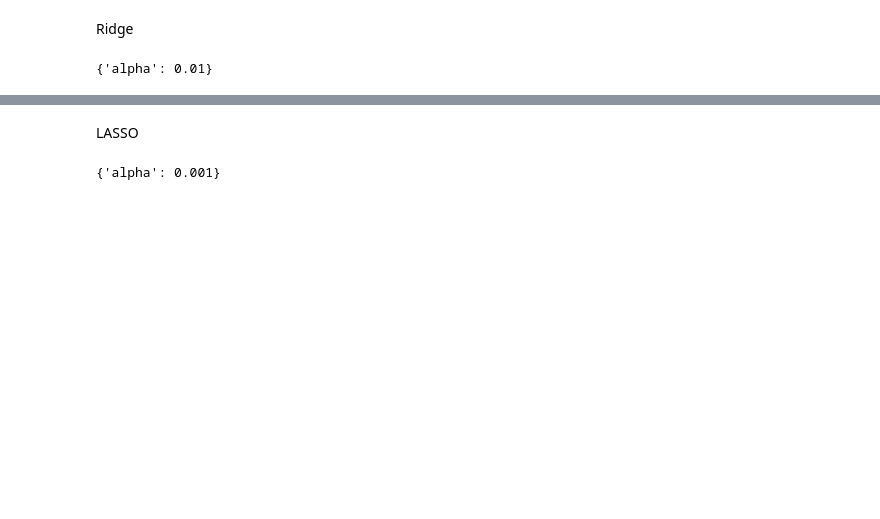
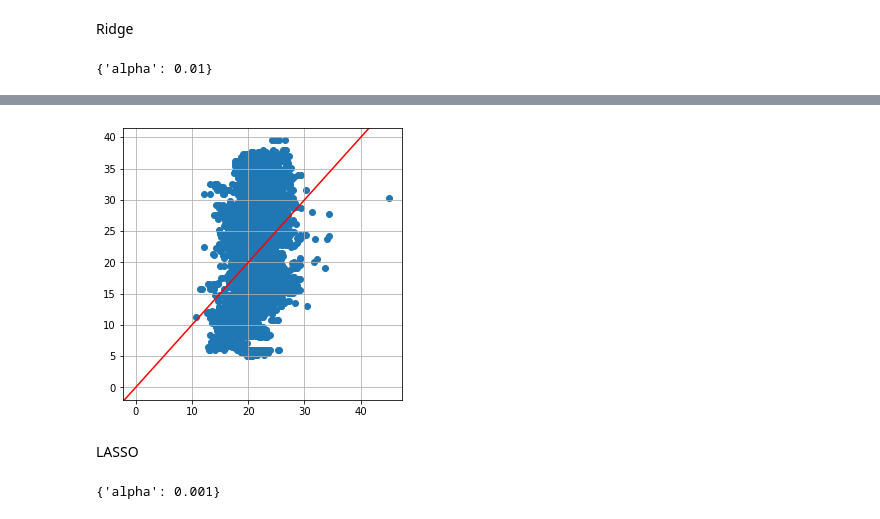
Before and after one commit to Singularitty/AAAssignments, a Jupyter notebook: Assignment 1/assignment1.ipynb, the cells around one changed output, grey strips where cells are left out. Cells and saved outputs as stored; diff of their text form; code cells hidden in the pictures; blank space fills up the shorter version.

```diff
--- a/Assignment 1/assignment1.ipynb
+++ b/Assignment 1/assignment1.ipynb
@@ -124,5 +141,7 @@ print(grid_search_ridge.best_params_)
 # %% [output]
 {'alpha': 0.01}
 # %%
-printRegStatistics(*CrossValidation(X_obj1_TRAIN, y_obj1_TRAIN, kf1, grid_search_ridge.best_estimator_))
+truth, preds = CrossValidation(X_obj1_TRAIN, y_obj1_TRAIN, kf1, grid_search_ridge.best_estimator_)
+printRegStatistics(truth, preds)
+displayPlot(preds, truth)
 # %% [output]
@@ -134,4 +153,5 @@ The Maximum Error is is:  19.41562640604664
 The Mean Absolute Error is:  6.367597022147749
+[figure, added]
 # %% [markdown]
 LASSO
 # %%
```
Also changed, not shown: parts of 35 cells of this notebook.
